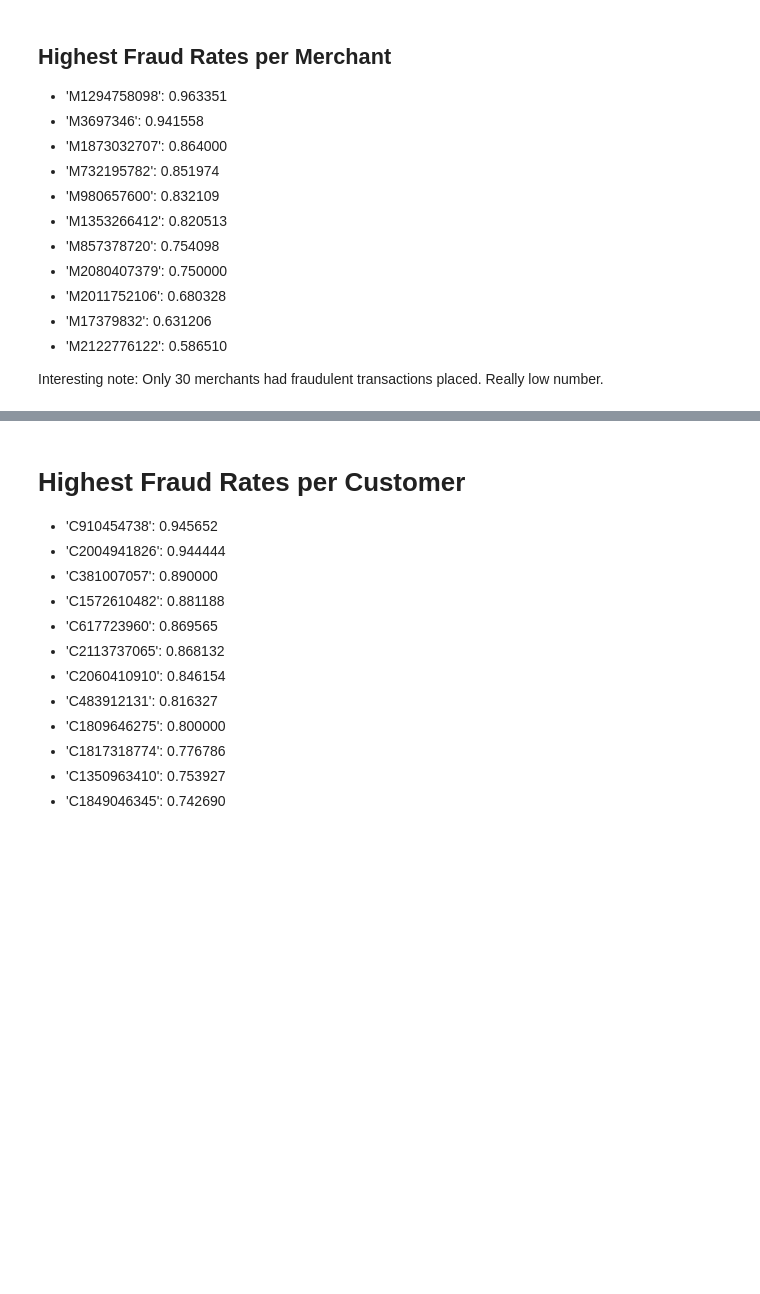
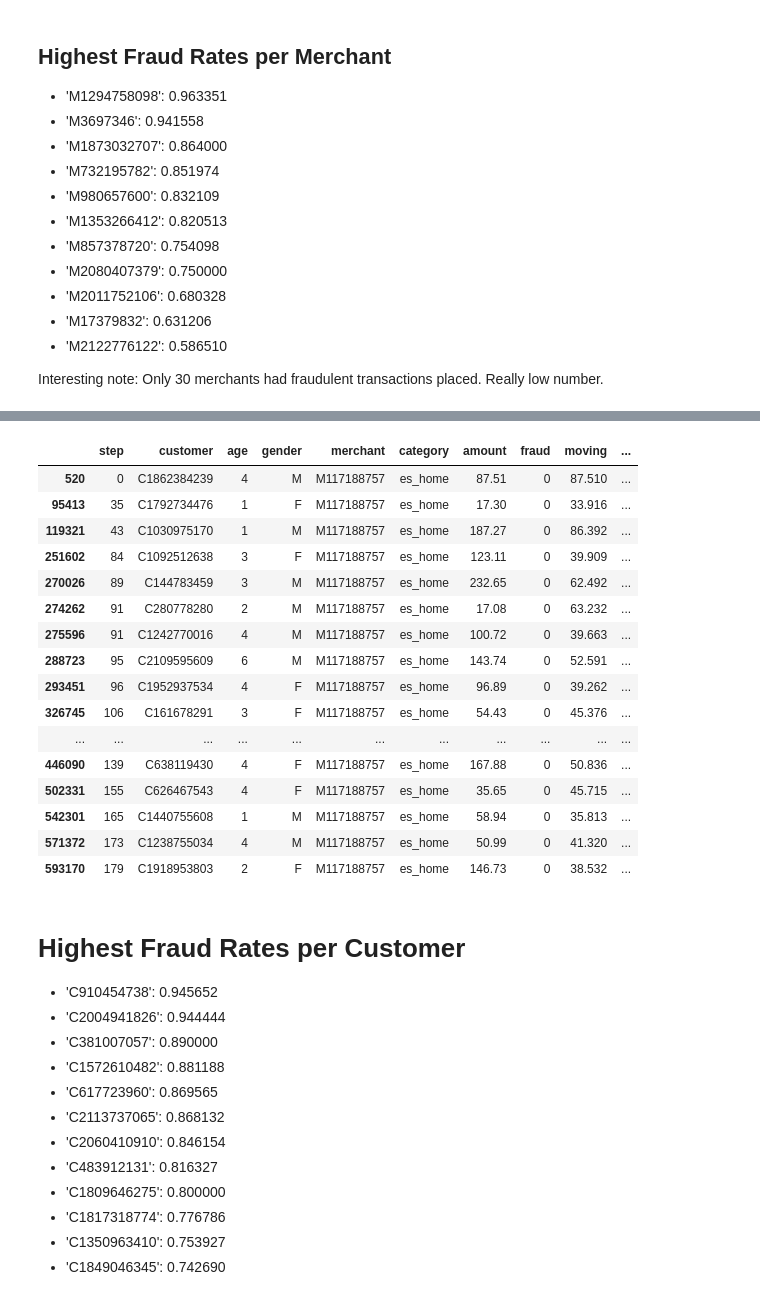
Before and after one commit to two-inc/zenml-competition, a Jupyter notebook: src/data_exploration.ipynb, the cells around one changed output, grey strips where cells are left out. Saved outputs shown, nothing was run; the diff lists cells and outputs as text; code cells hidden in the pictures; blank space fills up the shorter version.

```diff
--- a/src/data_exploration.ipynb
+++ b/src/data_exploration.ipynb
@@ -162,2 +192,22 @@ df['moving'] = df.groupby(['customer'])['amount'].transform(lambda x: x.rolling(
+# %%
+df[df.merchant == 'M117188757']
+# %% [output]
+|  | step | customer | age | gender | merchant | category | amount | fraud | moving | ... |
+| 520 | 0 | C1862384239 | 4 | M | M117188757 | es_home | 87.51 | 0 | 87.510 | ... |
+| 95413 | 35 | C1792734476 | 1 | F | M117188757 | es_home | 17.30 | 0 | 33.916 | ... |
+| 119321 | 43 | C1030975170 | 1 | M | M117188757 | es_home | 187.27 | 0 | 86.392 | ... |
+| 251602 | 84 | C1092512638 | 3 | F | M117188757 | es_home | 123.11 | 0 | 39.909 | ... |
+| 270026 | 89 | C144783459 | 3 | M | M117188757 | es_home | 232.65 | 0 | 62.492 | ... |
+| 274262 | 91 | C280778280 | 2 | M | M117188757 | es_home | 17.08 | 0 | 63.232 | ... |
+| 275596 | 91 | C1242770016 | 4 | M | M117188757 | es_home | 100.72 | 0 | 39.663 | ... |
+| 288723 | 95 | C2109595609 | 6 | M | M117188757 | es_home | 143.74 | 0 | 52.591 | ... |
+| 293451 | 96 | C1952937534 | 4 | F | M117188757 | es_home | 96.89 | 0 | 39.262 | ... |
+| 326745 | 106 | C161678291 | 3 | F | M117188757 | es_home | 54.43 | 0 | 45.376 | ... |
+| ... | ... | ... | ... | ... | ... | ... | ... | ... | ... | ... |
+| 446090 | 139 | C638119430 | 4 | F | M117188757 | es_home | 167.88 | 0 | 50.836 | ... |
+| 502331 | 155 | C626467543 | 4 | F | M117188757 | es_home | 35.65 | 0 | 45.715 | ... |
+| 542301 | 165 | C1440755608 | 1 | M | M117188757 | es_home | 58.94 | 0 | 35.813 | ... |
+| 571372 | 173 | C1238755034 | 4 | M | M117188757 | es_home | 50.99 | 0 | 41.320 | ... |
+| 593170 | 179 | C1918953803 | 2 | F | M117188757 | es_home | 146.73 | 0 | 38.532 | ... |
 # %%
 random_fraud_customer = np.random.choice(fraud_customer_ids)
```
Also changed, not shown: parts of 11 cells of this notebook, 4 other files.
